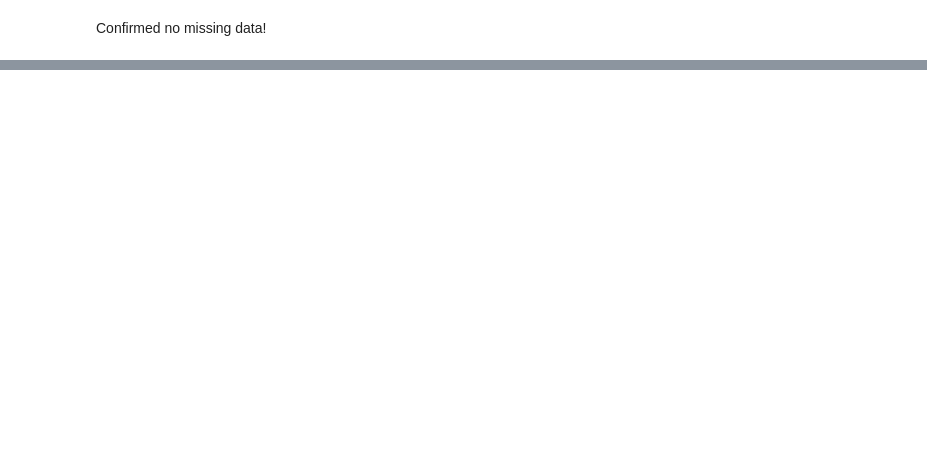
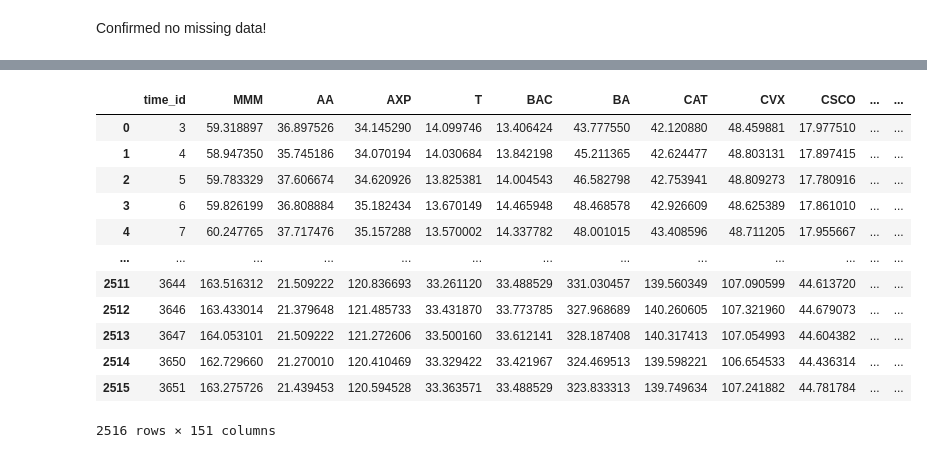
Before and after one commit to dennischenfeng/cookie-jars, a Jupyter notebook: cookie_jars/data/generate_data.ipynb, the cells around one changed output, grey strips where cells are left out. Cells and saved outputs as stored; diff of their text form; code cells hidden in the pictures; blank space fills up the shorter version.

```diff
--- a/cookie_jars/data/generate_data.ipynb
+++ b/cookie_jars/data/generate_data.ipynb
@@ -124,0 +152,16 @@ res
+# %%
+res
+# %% [output]
+|  | time_id | MMM | AA | AXP | T | BAC | BA | CAT | CVX | CSCO | ... | ... |
+| 0 | 3 | 59.318897 | 36.897526 | 34.145290 | 14.099746 | 13.406424 | 43.777550 | 42.120880 | 48.459881 | 17.977510 | ... | ... |
+| 1 | 4 | 58.947350 | 35.745186 | 34.070194 | 14.030684 | 13.842198 | 45.211365 | 42.624477 | 48.803131 | 17.897415 | ... | ... |
+| 2 | 5 | 59.783329 | 37.606674 | 34.620926 | 13.825381 | 14.004543 | 46.582798 | 42.753941 | 48.809273 | 17.780916 | ... | ... |
+| 3 | 6 | 59.826199 | 36.808884 | 35.182434 | 13.670149 | 14.465948 | 48.468578 | 42.926609 | 48.625389 | 17.861010 | ... | ... |
+| 4 | 7 | 60.247765 | 37.717476 | 35.157288 | 13.570002 | 14.337782 | 48.001015 | 43.408596 | 48.711205 | 17.955667 | ... | ... |
+| ... | ... | ... | ... | ... | ... | ... | ... | ... | ... | ... | ... | ... |
+| 2511 | 3644 | 163.516312 | 21.509222 | 120.836693 | 33.261120 | 33.488529 | 331.030457 | 139.560349 | 107.090599 | 44.613720 | ... | ... |
+| 2512 | 3646 | 163.433014 | 21.379648 | 121.485733 | 33.431870 | 33.773785 | 327.968689 | 140.260605 | 107.321960 | 44.679073 | ... | ... |
+| 2513 | 3647 | 164.053101 | 21.509222 | 121.272606 | 33.500160 | 33.612141 | 328.187408 | 140.317413 | 107.054993 | 44.604382 | ... | ... |
+| 2514 | 3650 | 162.729660 | 21.270010 | 120.410469 | 33.329422 | 33.421967 | 324.469513 | 139.598221 | 106.654533 | 44.436314 | ... | ... |
+| 2515 | 3651 | 163.275726 | 21.439453 | 120.594528 | 33.363571 | 33.488529 | 323.833313 | 139.749634 | 107.241882 | 44.781784 | ... | ... |
+2516 rows × 151 columns
```
Also changed, not shown: parts of 12 cells of this notebook, 2 other files.
